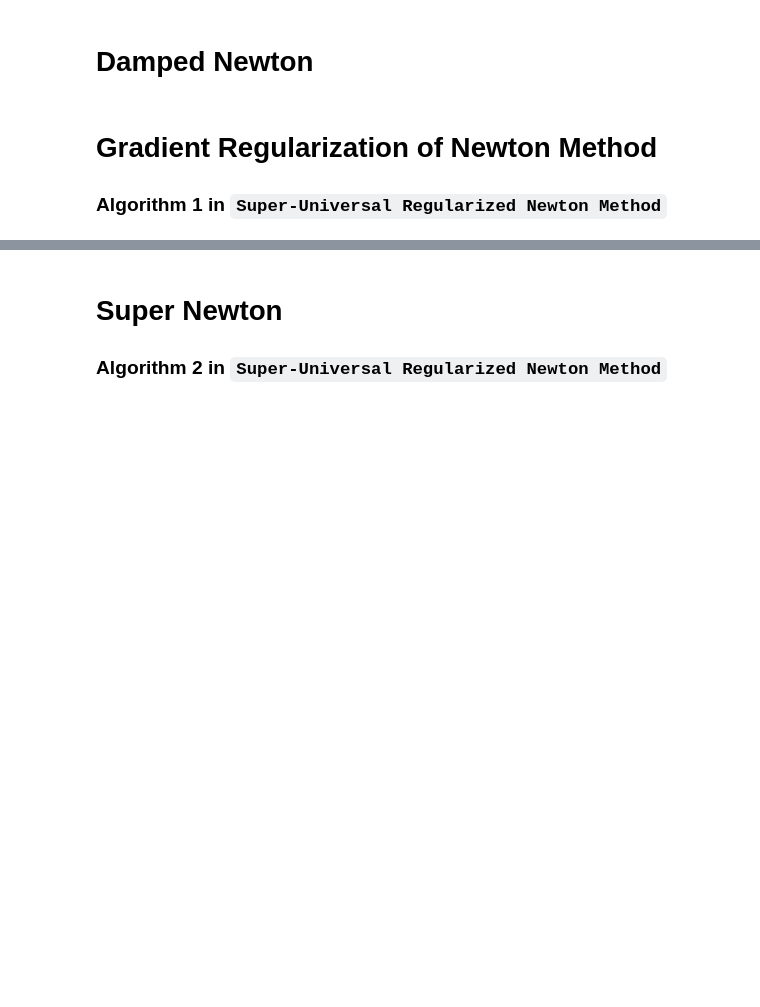
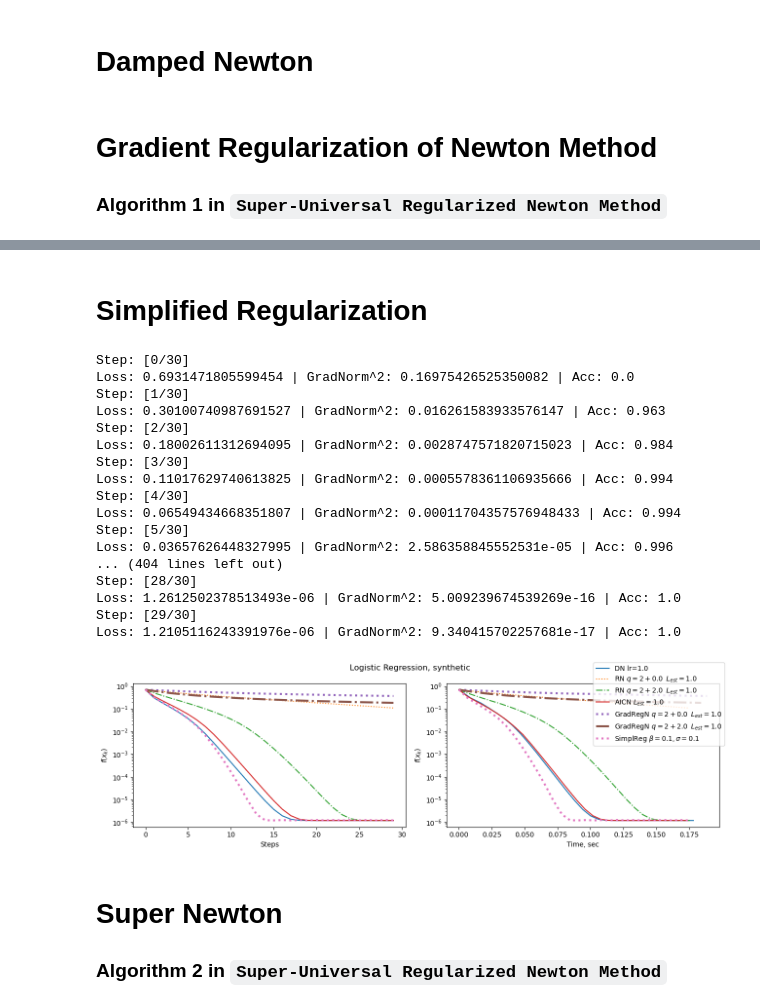
Before and after one commit to fxrshed/root-newton, a Jupyter notebook: root_newton.ipynb, the cells around one changed output, grey strips where cells are left out. Cells and saved outputs as stored; diff of their text form; code cells hidden in the pictures; blank space fills up the shorter version.

```diff
--- a/root_newton.ipynb
+++ b/root_newton.ipynb
@@ -90,0 +191,2 @@ def gradreg_newton(w: np.ndarray, grad: np.ndarray, hess: np.ndarray,
+# %% [markdown]
+# Simplified Regularization
@@ -91,3 +214,71 @@ def gradreg_newton(w: np.ndarray, grad: np.ndarray, hess: np.ndarray,
+# %%
+np.random.seed(0)
+
+fig, ax = plt.subplots(1, 2, figsize=(13, 4))
+
+n_steps = 30
+dataset_name = "synthetic"
+
+# Damped Newton
+lr = 1.0
+hist = train_loop(dataset_name=dataset_name, n_steps=n_steps, optimizer=DampedNewton, lr=lr)
+ax[0].semilogy(hist["loss"])
+ax[1].semilogy(hist["time"], hist["loss"], label=f"DN lr={lr}")
+
+# Root Newton
+for nu, ls in zip([0.0, 2.0], [":", "-."]):
+    hist = train_loop(dataset_name=dataset_name, n_steps=n_steps, optimizer=RootNewton, q=2+nu, L_est=1.0)
+    ax[0].semilogy(hist["loss"], linestyle=ls)
+    ax[1].semilogy(hist["time"], hist["loss"], linestyle=ls, label=r"RN $q = 2 + {0} \;\; L_{{est}}=1.0$".format(nu))
+
+
+# AICN
+hist = train_loop(dataset_name=dataset_name, n_steps=n_steps, optimizer=AICN, L_est=1.0)
+ax[0].semilogy(hist["loss"])
+ax[1].semilogy(hist["time"], hist["loss"], label=r"AICN $L_{est}=1.0$")
+
+# Gradient Regularization of Newton
+for nu, ls in zip([0.0, 2.0], [":", "-."]):
+    hist = train_loop(dataset_name=dataset_name, n_steps=n_steps, optimizer=GradRegNewton, q=2+nu, L_est=1.0)
+    ax[0].semilogy(hist["loss"], linestyle=ls, linewidth=3.0)
+    ax[1].semilogy(hist["time"], hist["loss"], linestyle=ls, linewidth=3.0, label=r"GradRegN $q = 2 + {0} \;\; L_{{est}}=1.0$".format(nu))
+
+# Simplified Regularization
+beta = 0.1
+sigma = 0.1
+hist = train_loop(dataset_name=dataset_name, n_steps=n_steps, optimizer=SimpliReg, beta=beta, sigma=sigma)
+ax[0].semilogy(hist["loss"], linestyle=":", linewidth=3.0)
+ax[1].semilogy(hist["time"], hist["loss"], linestyle=":", linewidth=3.0, label=r"SimplReg $\beta={}, \sigma={}$".format(beta, sigma))
+
+
+plt.suptitle(f"Logistic Regression, {dataset_name}")
+ax[0].set_ylabel(r"$f(x_k)$")
+ax[0].set_xlabel("Steps")
+ax[1].set_ylabel(r"$f(x_k)$")
+ax[1].set_xlabel("Time, sec")
+
+fig.legend()
+fig.tight_layout()
+fig.show()
+# %% [output]
+Step: [0/30]
+Loss: 0.6931471805599454 | GradNorm^2: 0.16975426525350082 | Acc: 0.0
+Step: [1/30]
+Loss: 0.30100740987691527 | GradNorm^2: 0.016261583933576147 | Acc: 0.963
+Step: [2/30]
+Loss: 0.18002611312694095 | GradNorm^2: 0.0028747571820715023 | Acc: 0.984
+Step: [3/30]
+Loss: 0.11017629740613825 | GradNorm^2: 0.0005578361106935666 | Acc: 0.994
+Step: [4/30]
+Loss: 0.06549434668351807 | GradNorm^2: 0.00011704357576948433 | Acc: 0.994
+Step: [5/30]
+Loss: 0.03657626448327995 | GradNorm^2: 2.586358845552531e-05 | Acc: 0.996
+... (404 lines left out)
+Step: [28/30]
+Loss: 1.2612502378513493e-06 | GradNorm^2: 5.009239674539269e-16 | Acc: 1.0
+Step: [29/30]
+Loss: 1.2105116243391976e-06 | GradNorm^2: 9.340415702257681e-17 | Acc: 1.0
+[figure, added]
 # %% [markdown]
 # Super Newton
 ### Algorithm 2 in `Super-Universal Regularized Newton Method`
```
Also changed, not shown: parts of 27 cells of this notebook, 7 other files.
